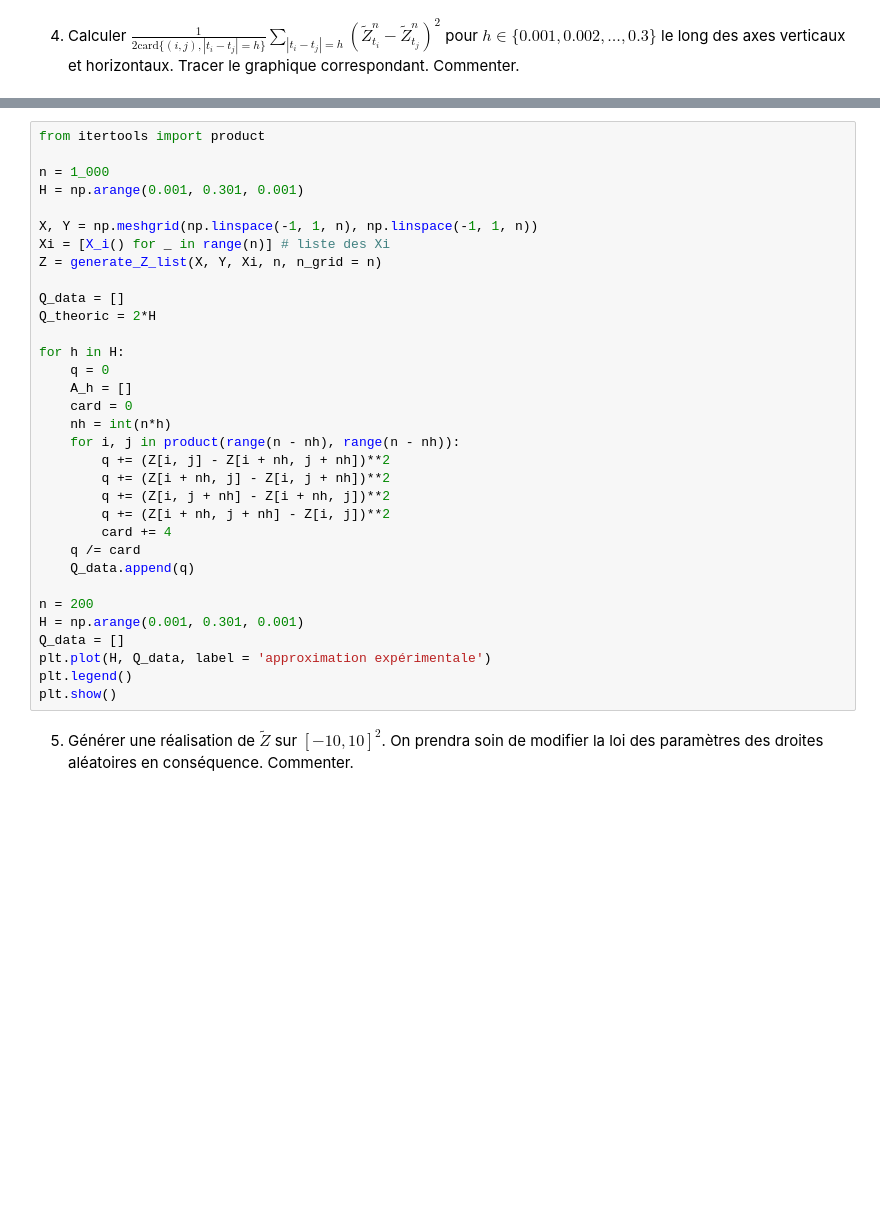
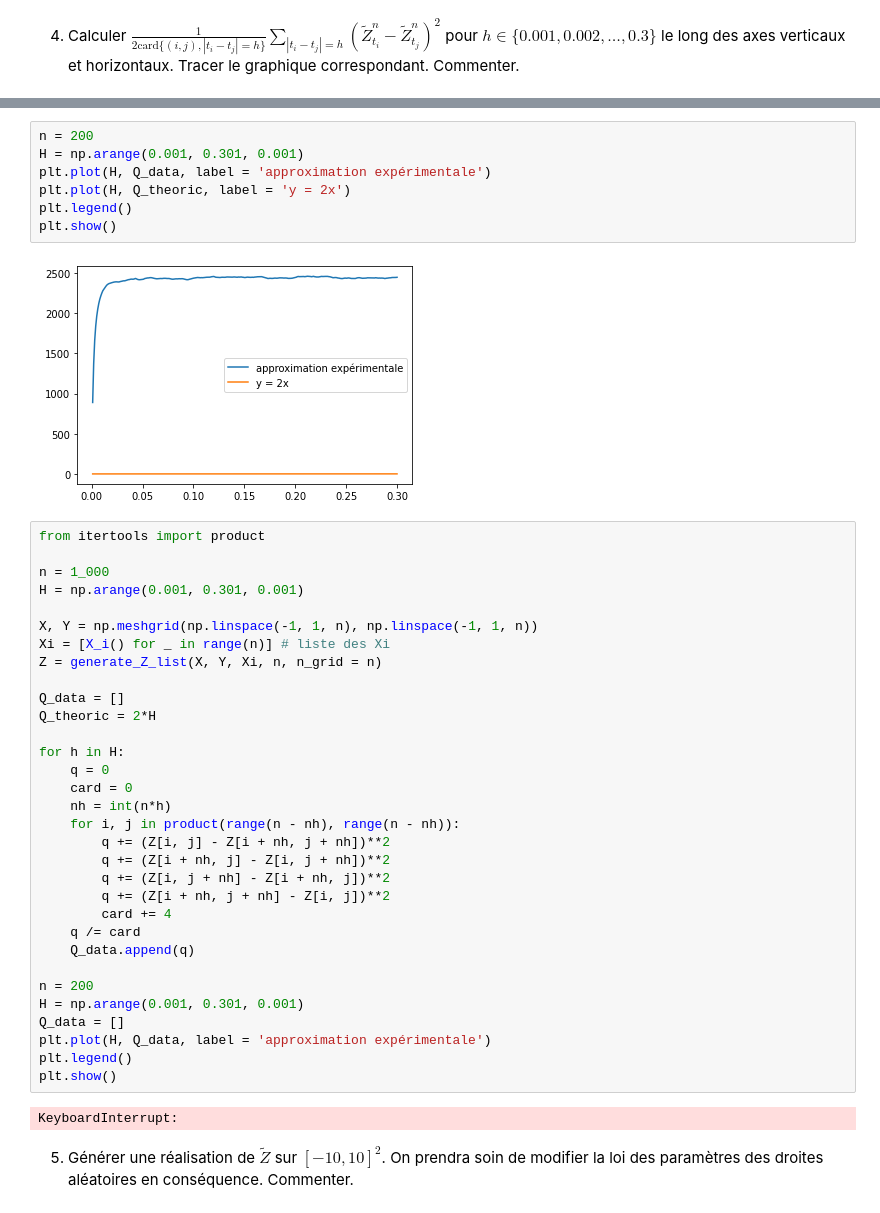
Before and after one commit to gabrielleberrada/projet_num_proba, a Jupyter notebook: Projet_numerique_de_Probabilités_2022 - Berrada - Preneux.ipynb, the cells around one changed output, grey strips where cells are left out. Cells and saved outputs as stored; diff of their text form; blank space fills up the shorter version.

```diff
--- a/Projet_numerique_de_Probabilités_2022 - Berrada - Preneux.ipynb
+++ b/Projet_numerique_de_Probabilités_2022 - Berrada - Preneux.ipynb
@@ -633,3 +639,12 @@ Puis
+# %%
+n = 200
+H = np.arange(0.001, 0.301, 0.001)
+plt.plot(H, Q_data, label = 'approximation expérimentale')
+plt.plot(H, Q_theoric, label = 'y = 2x')
+plt.legend()
+plt.show()
+# %% [output]
+[figure, added]
 # %%
 from itertools import product
 
@@ -645,7 +660,6 @@ Q_theoric = 2*H
 
 for h in H:
     q = 0
-    A_h = []
     card = 0
     nh = int(n*h)
     for i, j in product(range(n - nh), range(n - nh)):
@@ -663,6 +677,8 @@ Q_data = []
 plt.plot(H, Q_data, label = 'approximation expérimentale')
 plt.legend()
 plt.show()
+# %% [output]
+KeyboardInterrupt:
 # %% [markdown]
 5. Générer une réalisation de $\tilde{Z}$ sur $[-10,10]^2$. On prendra soin de modifier la loi des paramètres des droites aléatoires en conséquence. Commenter.
 # %% [markdown]
```
Also changed, not shown: parts of 6 cells of this notebook.
